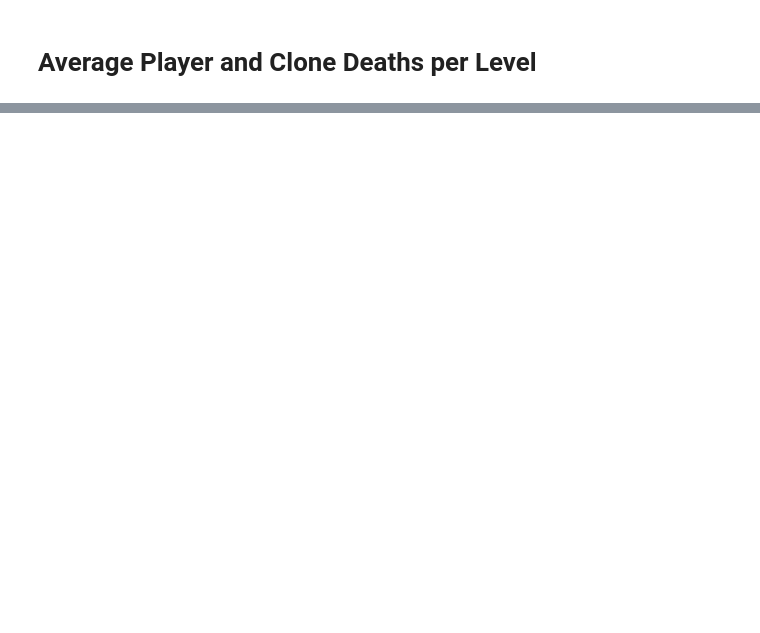
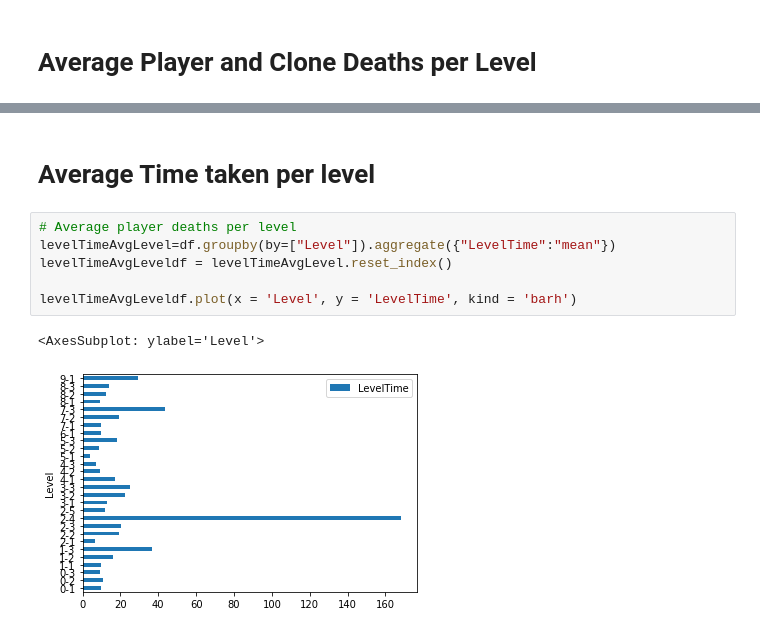
Before and after one commit to VinayGupta23/alter-ego-game, a Jupyter notebook: alterego_gforms_analytics.ipynb, the cells around one changed output, grey strips where cells are left out. Cells and saved outputs as stored; diff of their text form; blank space fills up the shorter version.

```diff
--- a/alterego_gforms_analytics.ipynb
+++ b/alterego_gforms_analytics.ipynb
@@ -72,0 +66,11 @@ deathsAvgLeveldf.plot(x = 'level', secondary_y = 'cloneDeaths', kind = 'bar')
+# %% [markdown]
+# Average Time taken per level
+# %%
+# Average player deaths per level
+levelTimeAvgLevel=df.groupby(by=["Level"]).aggregate({"LevelTime":"mean"})
+levelTimeAvgLeveldf = levelTimeAvgLevel.reset_index()
+
+levelTimeAvgLeveldf.plot(x = 'Level', y = 'LevelTime', kind = 'barh')
+# %% [output]
+<AxesSubplot: ylabel='Level'>
+[figure, added]
```
Also changed, not shown: parts of 23 cells of this notebook, 1 other file.
